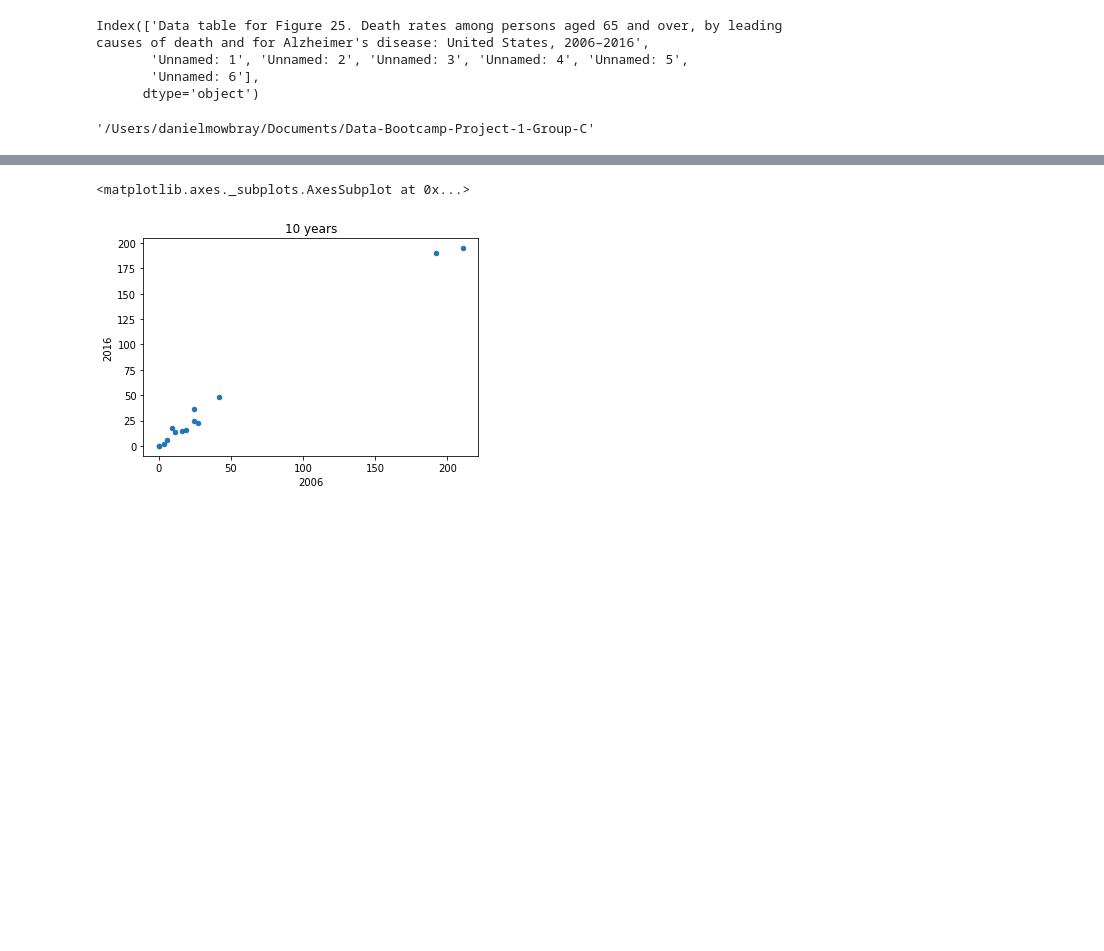
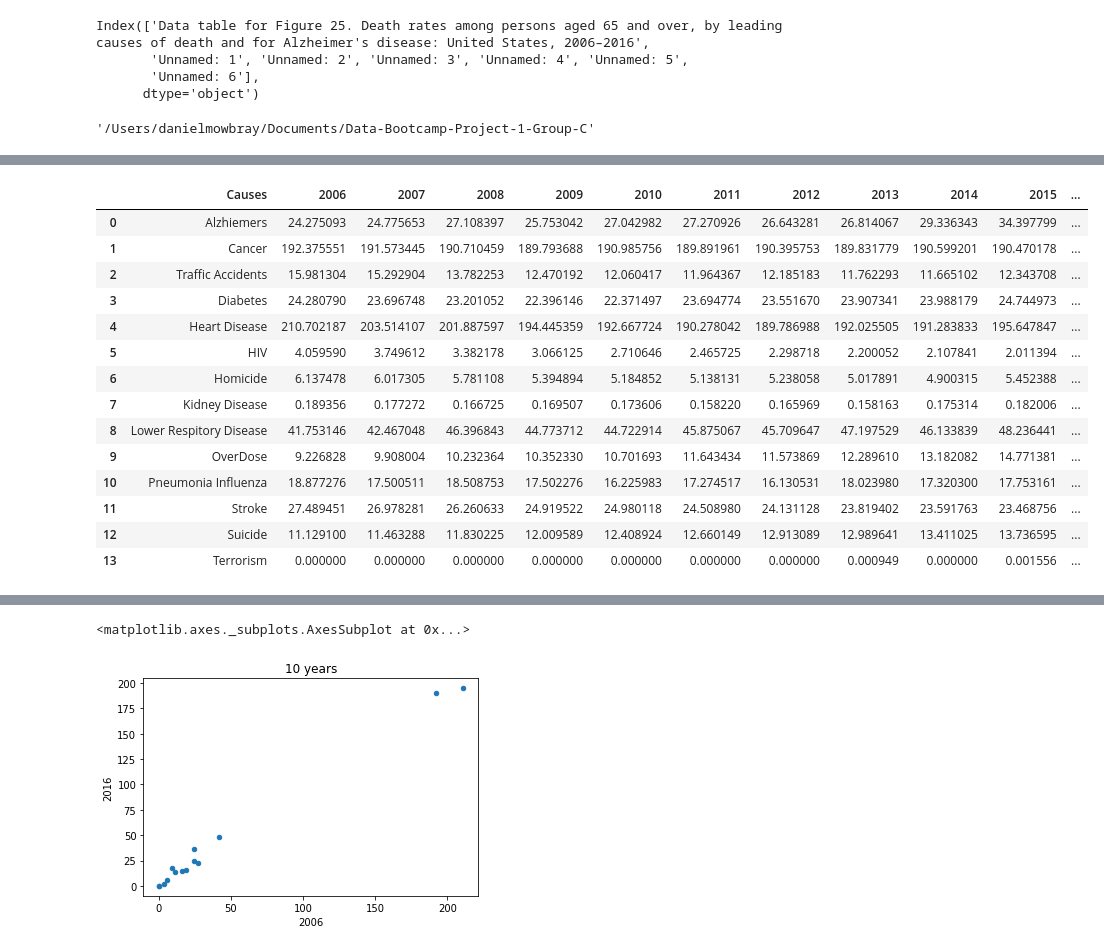
Before and after one commit to CalebChronowski/Data-Bootcamp-Project-1-Group-C, a Jupyter notebook: CDC Workflow/CDC_JOIN.ipynb, the cells around one changed output, grey strips where cells are left out. Drawn from its saved outputs; the diff is of its cells as text; code cells hidden in the pictures; blank space fills up the shorter version.

```diff
--- a/CDC Workflow/CDC_JOIN.ipynb
+++ b/CDC Workflow/CDC_JOIN.ipynb
@@ -50,3 +52,5 @@ os.getcwd()
 '/Users/danielmowbray/Documents/Data-Bootcamp-Project-1-Group-C'
 # %%
 cdc_df = pd.DataFrame(cdc)
+# %%
+nyt_df = pd.DataFrame(nyt)
@@ -68,3 +100,21 @@ cdc_df
 | 11 | Stroke | 27.489451 | 26.978281 | 26.260633 | 24.919522 | 24.980118 | 24.508980 | 24.131128 | 23.819402 | 23.591763 | 23.468756 | ... |
 | 12 | Suicide | 11.129100 | 11.463288 | 11.830225 | 12.009589 | 12.408924 | 12.660149 | 12.913089 | 12.989641 | 13.411025 | 13.736595 | ... |
 | 13 | Terrorism | 0.000000 | 0.000000 | 0.000000 | 0.000000 | 0.000000 | 0.000000 | 0.000000 | 0.000949 | 0.000000 | 0.001556 | ... |
+# %%
+nyt_df
+# %% [output]
+|  | Causes | 2006 | 2007 | 2008 | 2009 | 2010 | 2011 | 2012 | 2013 | 2014 | 2015 | ... |
+| 0 | Alzhiemers | 24.275093 | 24.775653 | 27.108397 | 25.753042 | 27.042982 | 27.270926 | 26.643281 | 26.814067 | 29.336343 | 34.397799 | ... |
+| 1 | Cancer | 192.375551 | 191.573445 | 190.710459 | 189.793688 | 190.985756 | 189.891961 | 190.395753 | 189.831779 | 190.599201 | 190.470178 | ... |
+| 2 | Traffic Accidents | 15.981304 | 15.292904 | 13.782253 | 12.470192 | 12.060417 | 11.964367 | 12.185183 | 11.762293 | 11.665102 | 12.343708 | ... |
+| 3 | Diabetes | 24.280790 | 23.696748 | 23.201052 | 22.396146 | 22.371497 | 23.694774 | 23.551670 | 23.907341 | 23.988179 | 24.744973 | ... |
+| 4 | Heart Disease | 210.702187 | 203.514107 | 201.887597 | 194.445359 | 192.667724 | 190.278042 | 189.786988 | 192.025505 | 191.283833 | 195.647847 | ... |
+| 5 | HIV | 4.059590 | 3.749612 | 3.382178 | 3.066125 | 2.710646 | 2.465725 | 2.298718 | 2.200052 | 2.107841 | 2.011394 | ... |
+| 6 | Homicide | 6.137478 | 6.017305 | 5.781108 | 5.394894 | 5.184852 | 5.138131 | 5.238058 | 5.017891 | 4.900315 | 5.452388 | ... |
+| 7 | Kidney Disease | 0.189356 | 0.177272 | 0.166725 | 0.169507 | 0.173606 | 0.158220 | 0.165969 | 0.158163 | 0.175314 | 0.182006 | ... |
+| 8 | Lower Respitory Disease | 41.753146 | 42.467048 | 46.396843 | 44.773712 | 44.722914 | 45.875067 | 45.709647 | 47.197529 | 46.133839 | 48.236441 | ... |
+| 9 | OverDose | 9.226828 | 9.908004 | 10.232364 | 10.352330 | 10.701693 | 11.643434 | 11.573869 | 12.289610 | 13.182082 | 14.771381 | ... |
+| 10 | Pneumonia Influenza | 18.877276 | 17.500511 | 18.508753 | 17.502276 | 16.225983 | 17.274517 | 16.130531 | 18.023980 | 17.320300 | 17.753161 | ... |
+| 11 | Stroke | 27.489451 | 26.978281 | 26.260633 | 24.919522 | 24.980118 | 24.508980 | 24.131128 | 23.819402 | 23.591763 | 23.468756 | ... |
+| 12 | Suicide | 11.129100 | 11.463288 | 11.830225 | 12.009589 | 12.408924 | 12.660149 | 12.913089 | 12.989641 | 13.411025 | 13.736595 | ... |
+| 13 | Terrorism | 0.000000 | 0.000000 | 0.000000 | 0.000000 | 0.000000 | 0.000000 | 0.000000 | 0.000949 | 0.000000 | 0.001556 | ... |
```
Also changed, not shown: parts of 14 cells of this notebook, 6 other files.
